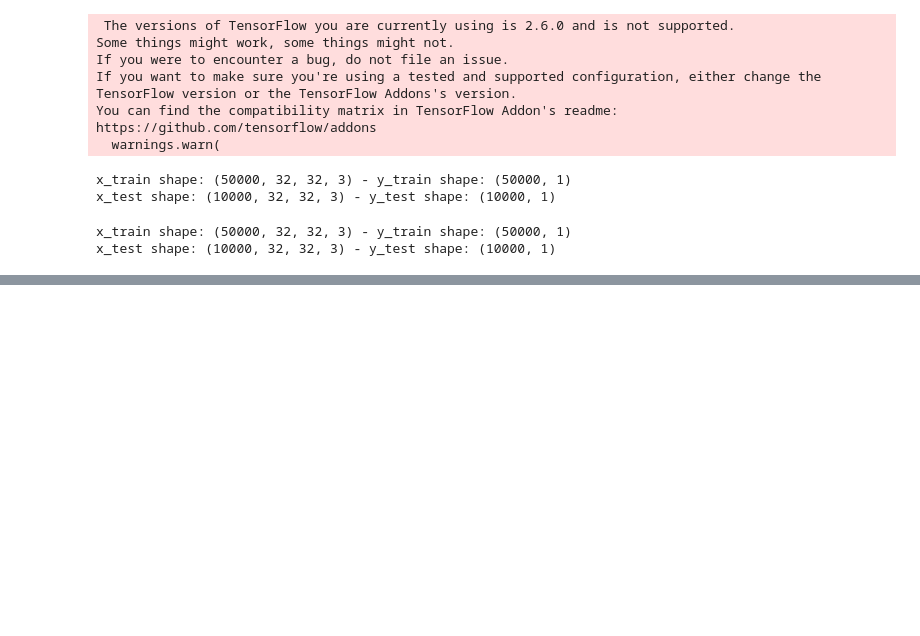
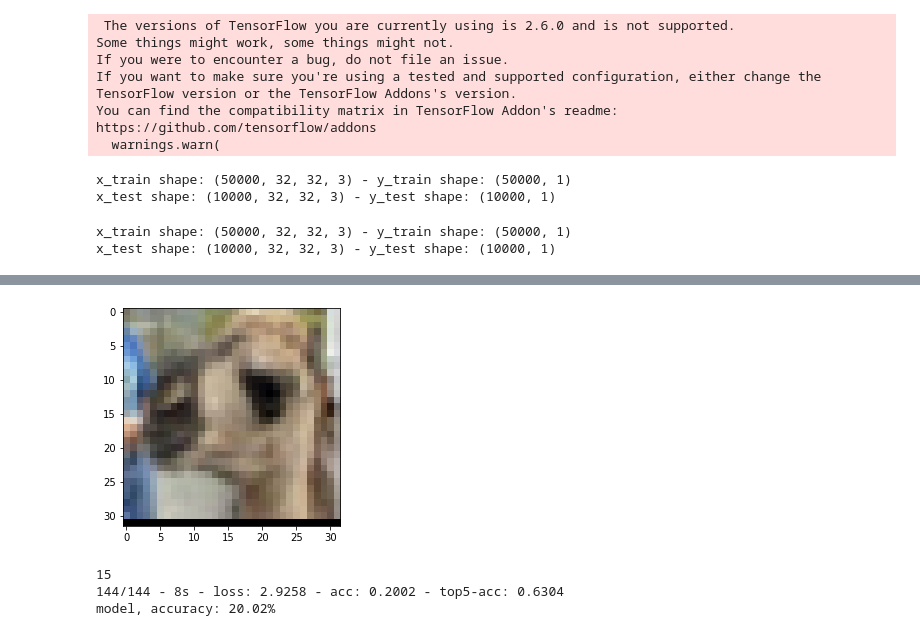
Before and after one commit to tom7ly/236502-mlp-mxr, a Jupyter notebook: projold.ipynb, the cells around one changed output, grey strips where cells are left out. Drawn from its saved outputs; the diff is of its cells as text; code cells hidden in the pictures; blank space fills up the shorter version.

```diff
--- a/projold.ipynb
+++ b/projold.ipynb
@@ -254,0 +291,12 @@ print("original predict: {}".format(orig_predict))
+# %%
+plt.imshow(x_test_cropped[130])
+plt.show()
+print(y_test_repeated[130])
+
+loss, acc, top5_acc = model.evaluate(x_test_cropped, y_test_repeated, verbose=2)
+print("model, accuracy: {:5.2f}%".format(100 * acc))
+# %% [output]
+[figure, added]
+15
+144/144 - 8s - loss: 2.9258 - acc: 0.2002 - top5-acc: 0.6304
+model, accuracy: 20.02%
```
Also changed, not shown: parts of 6 cells of this notebook, 1 other file.
